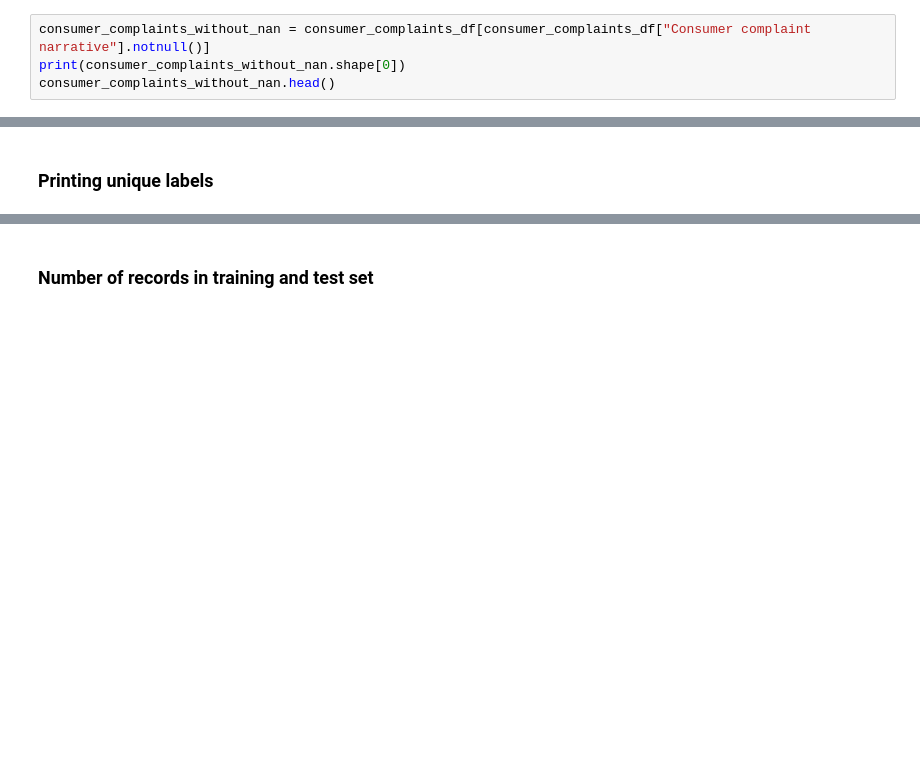
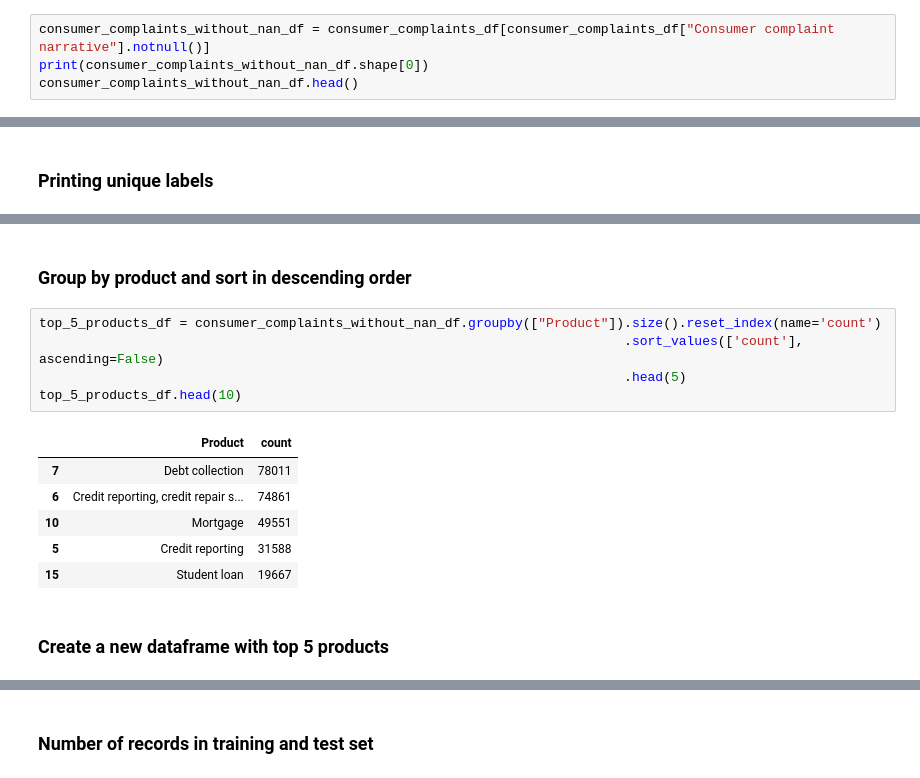
Before and after one commit to manoveg/ML_with_python, a Jupyter notebook: bigquery_ml_demo.ipynb, the cells around one changed output, grey strips where cells are left out. Saved outputs shown, nothing was run; the diff lists cells and outputs as text; blank space fills up the shorter version.

```diff
--- a/bigquery_ml_demo.ipynb
+++ b/bigquery_ml_demo.ipynb
@@ -30,9 +30,9 @@ print(consumer_complaints_df.shape[0])
 2018-11-20 00:00:00
 1164859
 # %%
-consumer_complaints_without_nan = consumer_complaints_df[consumer_complaints_df["Consumer complaint narrative"].notnull()]
-print(consumer_complaints_without_nan.shape[0])
-consumer_complaints_without_nan.head()
+consumer_complaints_without_nan_df = consumer_complaints_df[consumer_complaints_df["Consumer complaint narrative"].notnull()]
+print(consumer_complaints_without_nan_df.shape[0])
+consumer_complaints_without_nan_df.head()
 # %% [output]
 341828
 |  | Product | Sub-product | Issue | Sub-issue | Consumer complaint narrative | Company public response | Company | ... |
@@ -57,3 +57,19 @@ array(['Student loan', 'Credit card or prepaid card', 'Mortgage',
        'Bank account or service', 'Credit card', 'Money transfers',
        'Prepaid card', 'Payday loan', 'Other financial service',
        'Virtual currency'], dtype=object)
+# %% [markdown]
+### Group by product and sort in descending order
+# %%
+top_5_products_df = consumer_complaints_without_nan_df.groupby(["Product"]).size().reset_index(name='count')
+                                                                           .sort_values(['count'], ascending=False)
+                                                                           .head(5)
+top_5_products_df.head(10)
+# %% [output]
+|  | Product | count |
+| 7 | Debt collection | 78011 |
+| 6 | Credit reporting, credit repair s... | 74861 |
+| 10 | Mortgage | 49551 |
+| 5 | Credit reporting | 31588 |
+| 15 | Student loan | 19667 |
+# %% [markdown]
+### Create a new dataframe with top 5 products
```
Also changed, not shown: parts of 12 cells of this notebook.
